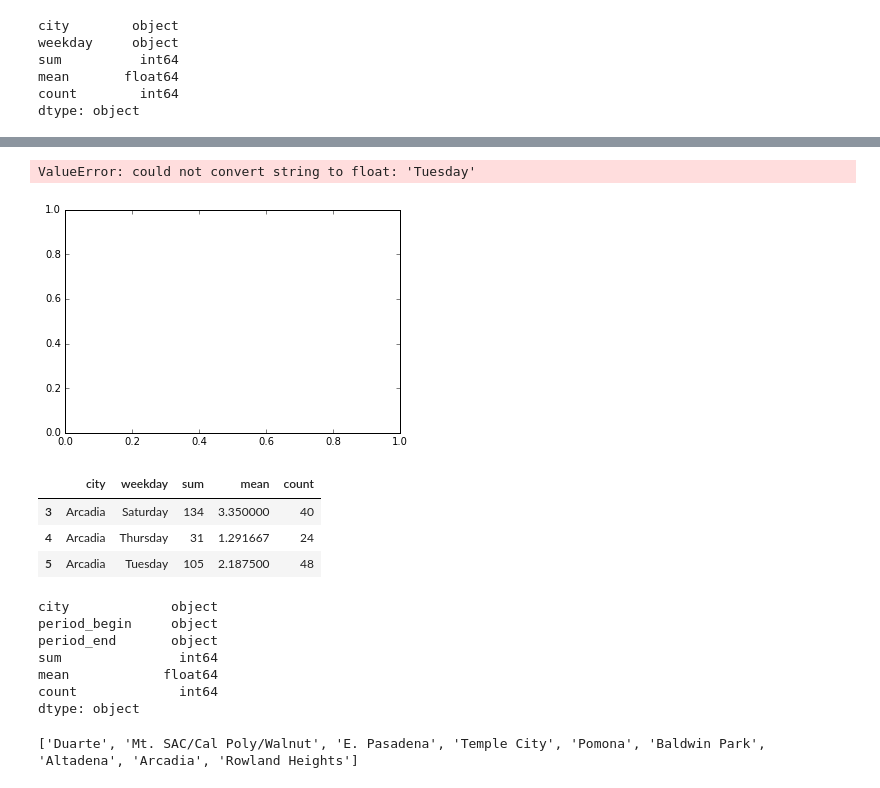
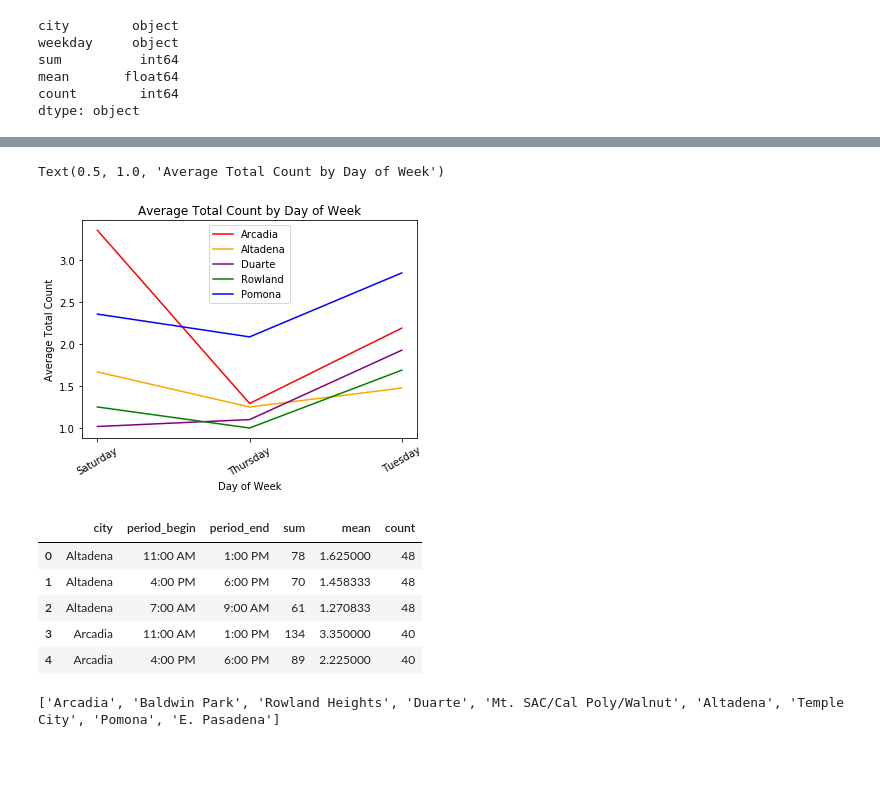
Before and after one commit to zihaoxu/BikeSGV, a Jupyter notebook: notebook/Analysis/03a-starter-code-for-temporal-trends.ipynb, the cells around one changed output, grey strips where cells are left out. Drawn from its saved outputs; the diff is of its cells as text; code cells hidden in the pictures; blank space fills up the shorter version.

Commit message:
added graphs

```diff
--- a/notebook/Analysis/03a-starter-code-for-temporal-trends.ipynb
+++ b/notebook/Analysis/03a-starter-code-for-temporal-trends.ipynb
@@ -336,44 +339,44 @@ print (cities)
 # %%
 Arcadia = weekday.loc[weekday['city'] == 'Arcadia']
 Altadena = weekday.loc[weekday['city'] == 'Altadena']
 Duarte = weekday.loc[weekday['city'] == 'Duarte']
 Rowland = weekday.loc[weekday['city'] == 'Rowland Heights']
 Pomona = weekday.loc[weekday['city'] == 'Pomona']
 
 %matplotlib inline
-plt.plot(Arcadia['weekday'], Arcadia['mean'])
+plt.plot(Arcadia['weekday'], Arcadia['mean'], color = 'red', label = 'Arcadia')
+plt.plot(Altadena['weekday'], Altadena['mean'], color = 'orange', label = 'Altadena')
+plt.plot(Duarte['weekday'], Duarte['mean'], color = 'purple', label = 'Duarte')
+plt.plot(Rowland['weekday'], Rowland['mean'], color = 'green', label = 'Rowland')
+plt.plot(Pomona['weekday'], Pomona['mean'], color = 'blue', label = 'Pomona')
+plt.xticks(rotation = 30)
+plt.legend()
+plt.xlabel('Day of Week')
+plt.ylabel('Average Total Count')
+plt.title("Average Total Count by Day of Week")
 # %% [output]
-ValueError: could not convert string to float: 'Tuesday'
+Text(0.5, 1.0, 'Average Total Count by Day of Week')
-[figure, old version]
+[figure, new version]
-# %%
-Arcadia
-# %% [output]
-|  | city | weekday | sum | mean | count |
-| 3 | Arcadia | Saturday | 134 | 3.350000 | 40 |
-| 4 | Arcadia | Thursday | 31 | 1.291667 | 24 |
-| 5 | Arcadia | Tuesday | 105 | 2.187500 | 48 |
 # %%
 #trends for different time periods
 city = df.groupby(['city', 'period_begin', 'period_end']).agg(['sum', 'mean', 'count'])['total_count'].reset_index()
 city = city.loc[city['count'] > 23]
-
-city.dtypes[:]
+city.head()
 # %% [output]
-city             object
-period_begin     object
-period_end       object
-sum               int64
-mean            float64
-count             int64
-dtype: object
+|  | city | period_begin | period_end | sum | mean | count |
+| 0 | Altadena | 11:00 AM | 1:00 PM | 78 | 1.625000 | 48 |
+| 1 | Altadena | 4:00 PM | 6:00 PM | 70 | 1.458333 | 48 |
+| 2 | Altadena | 7:00 AM | 9:00 AM | 61 | 1.270833 | 48 |
+| 3 | Arcadia | 11:00 AM | 1:00 PM | 134 | 3.350000 | 40 |
+| 4 | Arcadia | 4:00 PM | 6:00 PM | 89 | 2.225000 | 40 |
 # %%
 cities_dict = {}
 cities = []
-for city in city["city"]:
-    if city in cities_dict.keys():
-        cities_dict[city] = cities_dict[city] + 1
+for c in city["city"]:
+    if c in cities_dict.keys():
+        cities_dict[c] = cities_dict[c] + 1
     else:
-        cities_dict[city] = 1
+        cities_dict[c] = 1
 
 for key in cities_dict.keys():
     if cities_dict[key] == 3:
@@ -381,5 +384,5 @@ for key in cities_dict.keys():
 
 print (cities)
 # %% [output]
-['Duarte', 'Mt. SAC/Cal Poly/Walnut', 'E. Pasadena', 'Temple City', 'Pomona', 'Baldwin Park', 'Altadena', 'Arcadia', 'Rowland Heights']
+['Arcadia', 'Baldwin Park', 'Rowland Heights', 'Duarte', 'Mt. SAC/Cal Poly/Walnut', 'Altadena', 'Temple City', 'Pomona', 'E. Pasadena']
 # %%
```
Also changed, not shown: parts of 15 cells of this notebook.
